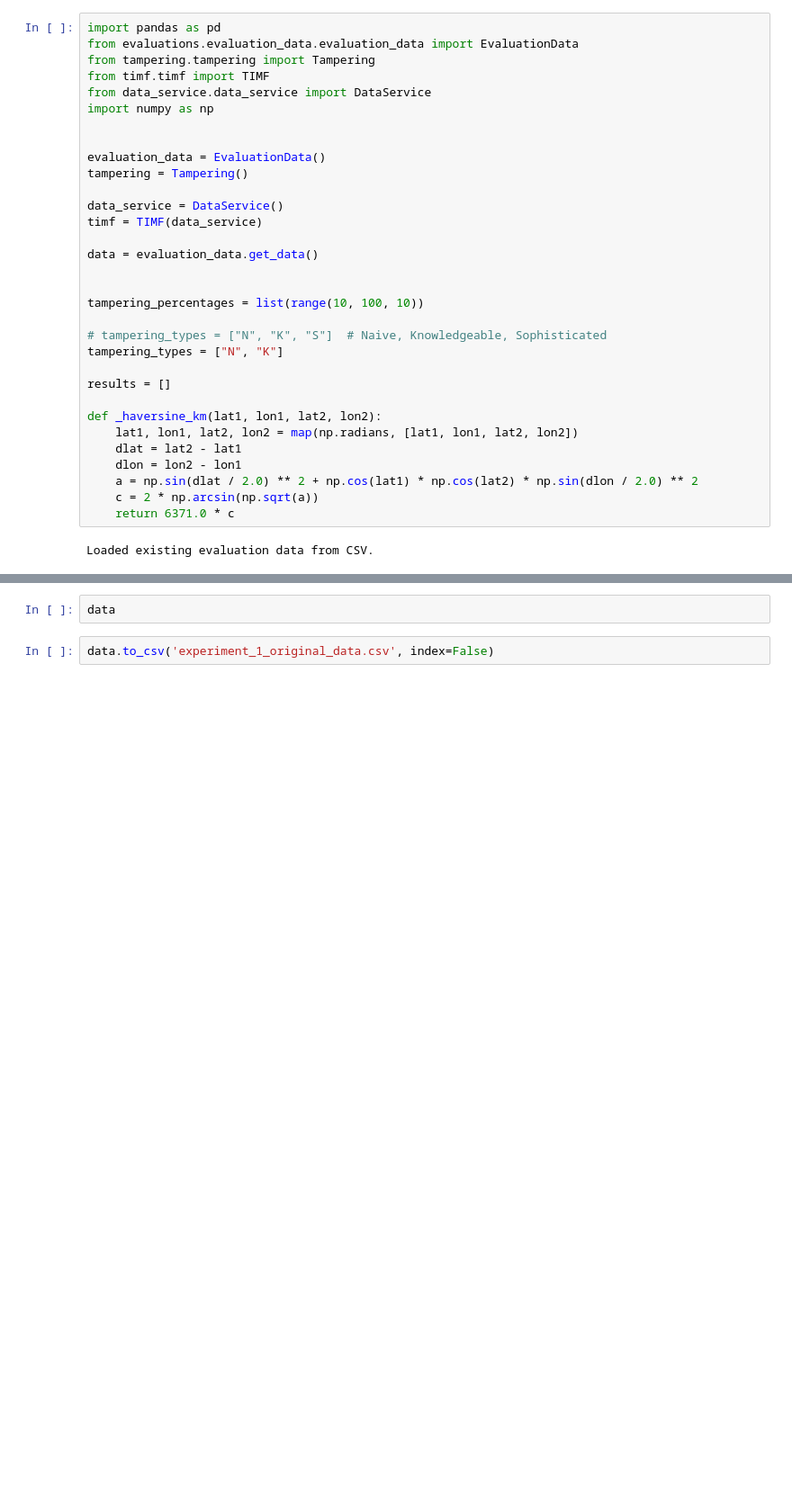
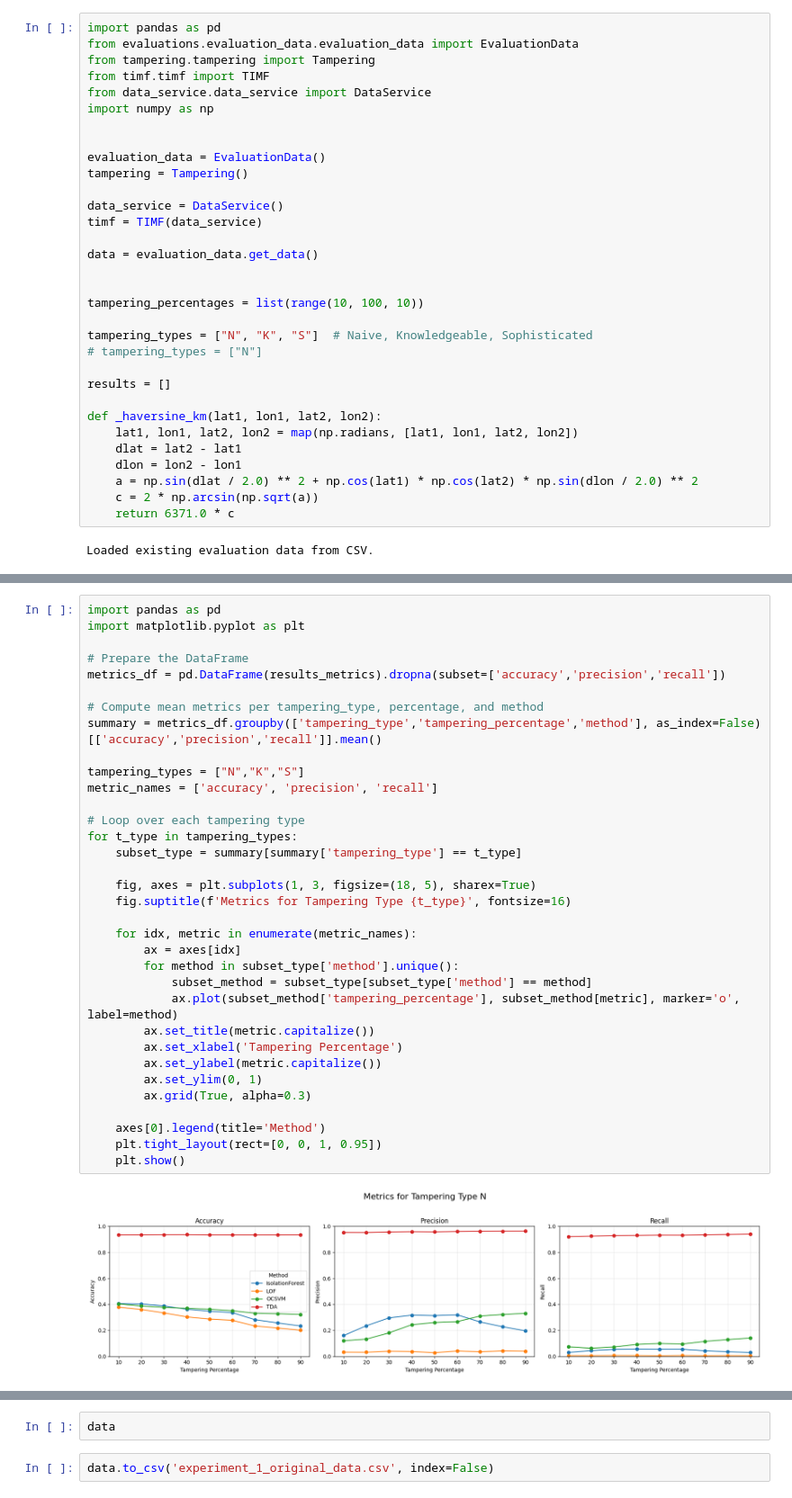
Before and after one commit to thilina-thilakarathna/toit_revamp, a Jupyter notebook: experiment_1.ipynb, the cells around one changed output, grey strips where cells are left out. Shown at 90% size. Drawn from its saved outputs; the diff is of its cells as text; blank space fills up the shorter version.

```diff
--- a/experiment_1.ipynb
+++ b/experiment_1.ipynb
@@ -18,8 +18,8 @@ data = evaluation_data.get_data()
 
 tampering_percentages = list(range(10, 100, 10))
 
-# tampering_types = ["N", "K", "S"]  # Naive, Knowledgeable, Sophisticated
-tampering_types = ["N", "K"]
+tampering_types = ["N", "K", "S"]  # Naive, Knowledgeable, Sophisticated
+# tampering_types = ["N"]
 
 results = []
 
@@ -217,0 +231,36 @@ Experiment: Tampering Type=K, Percentage=90%
+# %%
+import pandas as pd
+import matplotlib.pyplot as plt
+
+# Prepare the DataFrame
+metrics_df = pd.DataFrame(results_metrics).dropna(subset=['accuracy','precision','recall'])
+
+# Compute mean metrics per tampering_type, percentage, and method
+summary = metrics_df.groupby(['tampering_type','tampering_percentage','method'], as_index=False)[['accuracy','precision','recall']].mean()
+
+tampering_types = ["N","K","S"]
+metric_names = ['accuracy', 'precision', 'recall']
+
+# Loop over each tampering type
+for t_type in tampering_types:
+    subset_type = summary[summary['tampering_type'] == t_type]
+
+    fig, axes = plt.subplots(1, 3, figsize=(18, 5), sharex=True)
+    fig.suptitle(f'Metrics for Tampering Type {t_type}', fontsize=16)
+
+    for idx, metric in enumerate(metric_names):
+        ax = axes[idx]
+        for method in subset_type['method'].unique():
+            subset_method = subset_type[subset_type['method'] == method]
+            ax.plot(subset_method['tampering_percentage'], subset_method[metric], marker='o', label=method)
+        ax.set_title(metric.capitalize())
+        ax.set_xlabel('Tampering Percentage')
+        ax.set_ylabel(metric.capitalize())
+        ax.set_ylim(0, 1)
+        ax.grid(True, alpha=0.3)
+
+    axes[0].legend(title='Method')
+    plt.tight_layout(rect=[0, 0, 1, 0.95])
+    plt.show()
+# %% [output]
+[figure, added]
```
Also changed, not shown: parts of 5 cells of this notebook, 9 other files.
